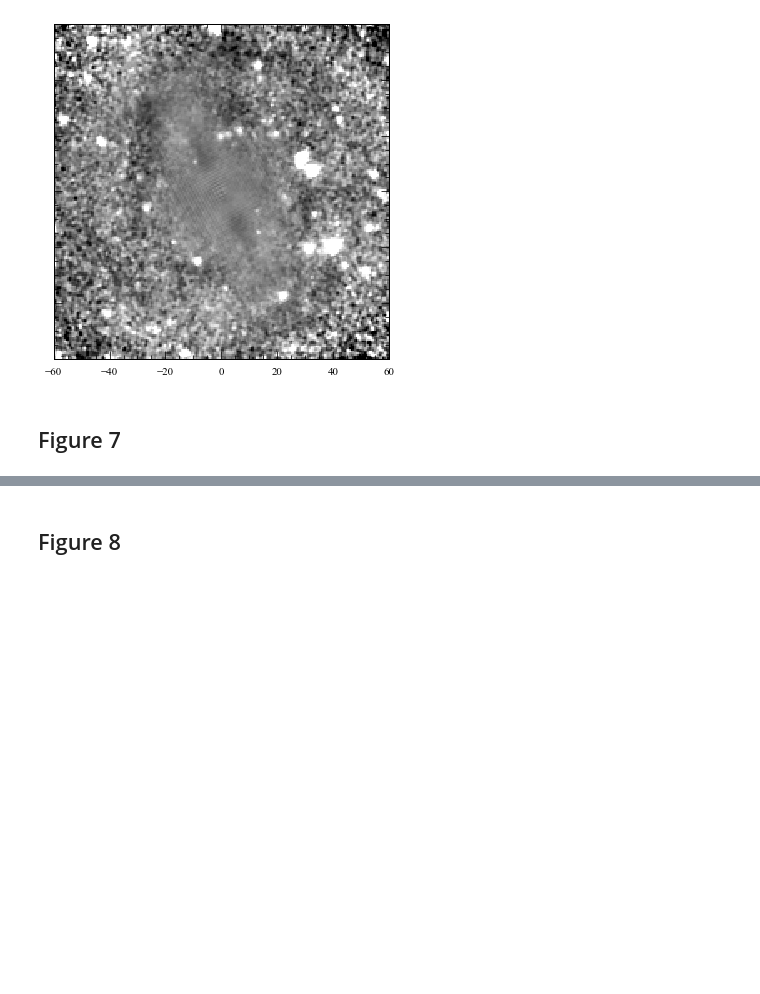
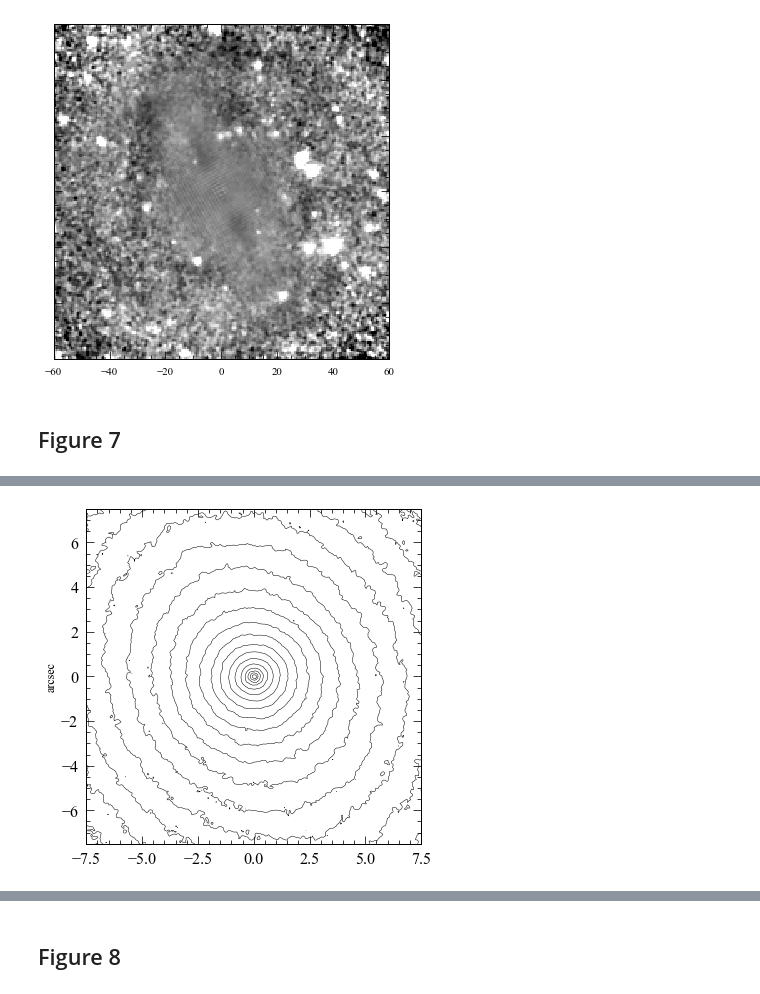
Before and after one commit to perwin/n4608-n4643, a Jupyter notebook: n4608n4643_figures_for_paper.ipynb, the cells around one changed output, grey strips where cells are left out. Drawn from its saved outputs; the diff is of its cells as text; code cells hidden in the pictures; blank space fills up the shorter version.

```diff
--- a/n4608n4643_figures_for_paper.ipynb
+++ b/n4608n4643_figures_for_paper.ipynb
@@ -241,0 +250,7 @@ and were then displayed in SAOImage DS9 with a linear grayscale stretch (from 0.
+# %%
+pu.nicecont(n4608f160w_im, 1429,1344,250, log=True,levels=np.arange(2.5,5.2,0.1),pix=0.06,\
+axisLabel='arcsec', printAxisLabels='y')
+if savePlots:
+    savefig(fplots+"n4608f160w_cont250.pdf")
+# %% [output]
+[figure, added]
```
Also changed, not shown: parts of 7 cells of this notebook, 2 other files.
